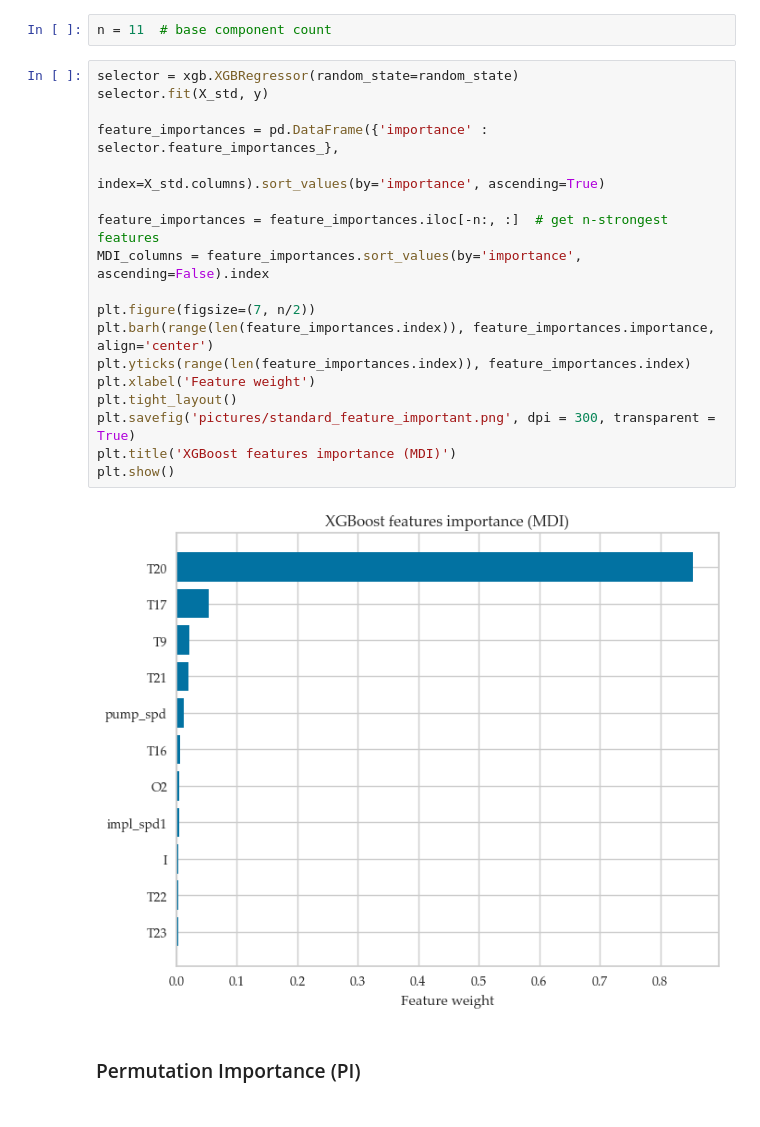
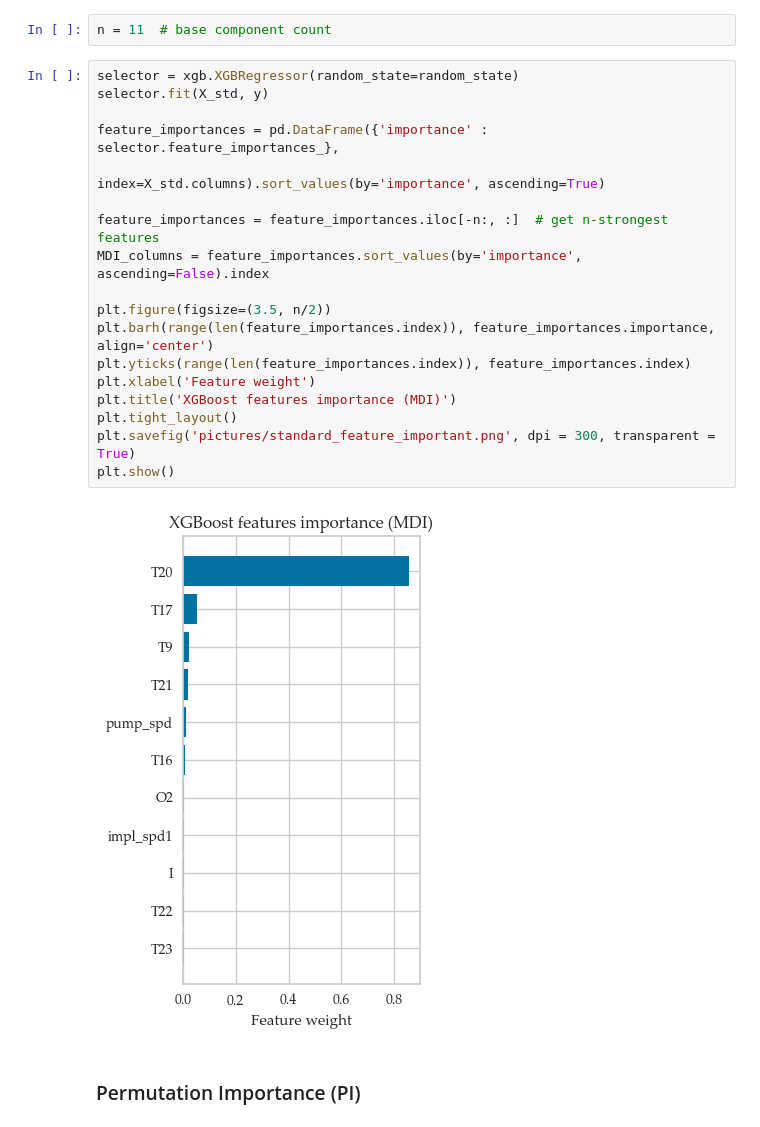
Before and after one commit to caapel/SOFC, a Jupyter notebook: SOFC_analisys.ipynb, the cells around one changed output. Cells and saved outputs as stored; diff of their text form.

```diff
--- a/SOFC_analisys.ipynb
+++ b/SOFC_analisys.ipynb
@@ -203,23 +203,23 @@ n = 11  # base component count
 # %%
 selector = xgb.XGBRegressor(random_state=random_state)
 selector.fit(X_std, y)
 
 feature_importances = pd.DataFrame({'importance' : selector.feature_importances_},
                                    index=X_std.columns).sort_values(by='importance', ascending=True)
 
 feature_importances = feature_importances.iloc[-n:, :]  # get n-strongest features
 MDI_columns = feature_importances.sort_values(by='importance', ascending=False).index
 
-plt.figure(figsize=(7, n/2))
+plt.figure(figsize=(3.5, n/2))
 plt.barh(range(len(feature_importances.index)), feature_importances.importance, align='center')
 plt.yticks(range(len(feature_importances.index)), feature_importances.index)
 plt.xlabel('Feature weight')
+plt.title('XGBoost features importance (MDI)')
 plt.tight_layout()
 plt.savefig('pictures/standard_feature_important.png', dpi = 300, transparent = True)
-plt.title('XGBoost features importance (MDI)')
 plt.show()
 # %% [output]
-[figure, old version]
+[figure, new version]
 # %% [markdown]
 ### Permutation Importance (PI)
 # %%
```
Also changed, not shown: parts of 40 cells of this notebook, 1 other file.
